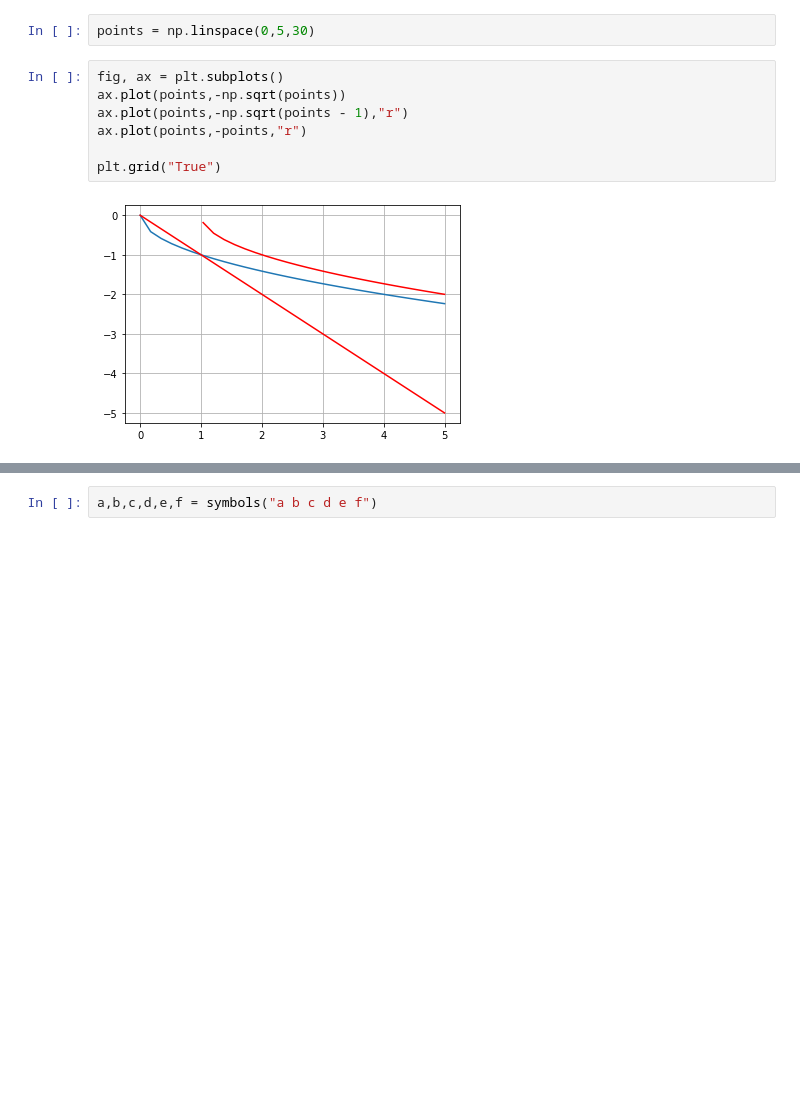
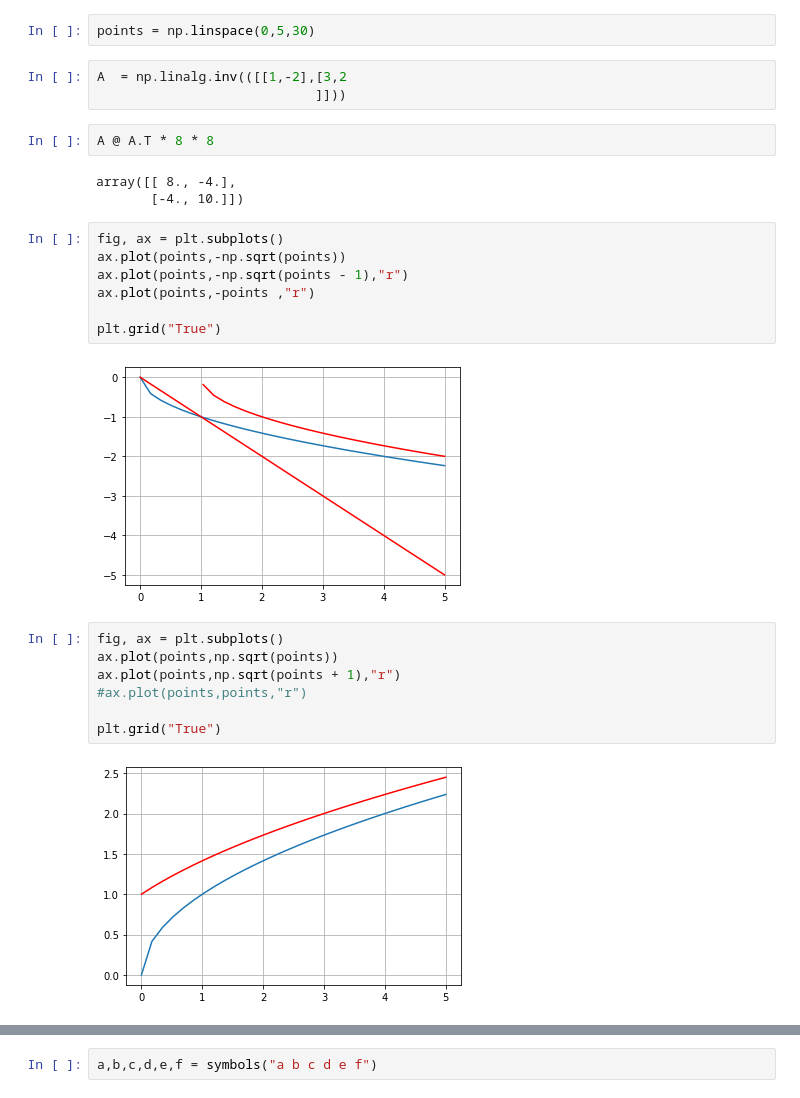
Before and after one commit to coloradosprings/wintersemester_2023, a Jupyter notebook: skretch/sto_2.ipynb, the cells around one changed output, grey strips where cells are left out. Cells and saved outputs as stored; diff of their text form; blank space fills up the shorter version.

```diff
--- a/sto_2.ipynb
+++ b/skretch/sto_2.ipynb
@@ -5,15 +5,32 @@ import matplotlib.pyplot as plt
 import numpy as np
 # %%
 points = np.linspace(0,5,30)
+# %%
+A  = np.linalg.inv(([[1,-2],[3,2
+                            ]]))
+# %%
+A @ A.T * 8 * 8
+# %% [output]
+array([[ 8., -4.],
+       [-4., 10.]])
 # %%
 fig, ax = plt.subplots()
 ax.plot(points,-np.sqrt(points))
 ax.plot(points,-np.sqrt(points - 1),"r")
-ax.plot(points,-points,"r")
+ax.plot(points,-points ,"r")
 
 plt.grid("True")
 # %% [output]
 [figure]
+# %%
+fig, ax = plt.subplots()
+ax.plot(points,np.sqrt(points))
+ax.plot(points,np.sqrt(points + 1),"r")
+#ax.plot(points,points,"r")
+
+plt.grid("True")
+# %% [output]
+[figure, added]
 # %%
 fig, ax = plt.subplots()
 ax.plot(points,-points)
```
Also changed, not shown: parts of 13 cells of this notebook, 44 other files.
